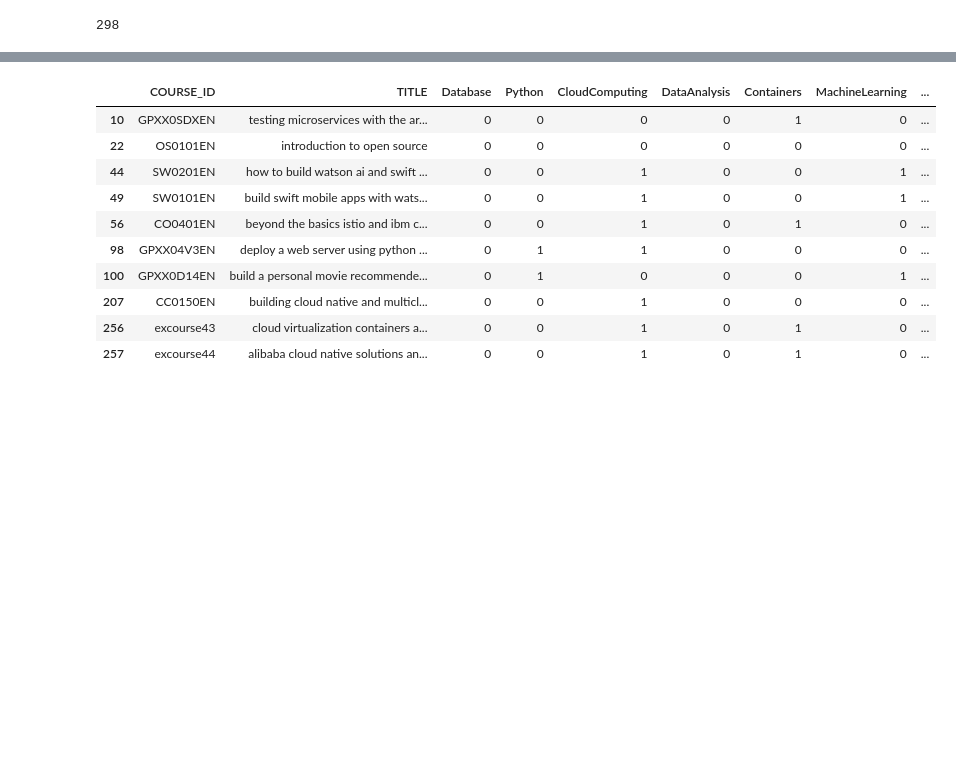
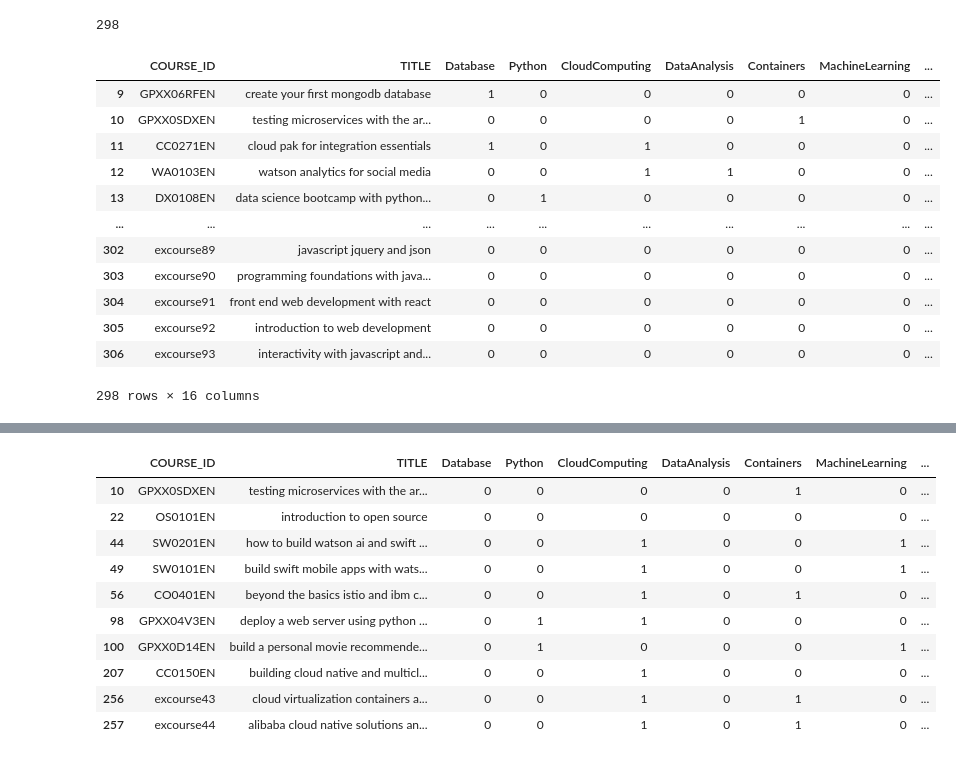
Before and after one commit to sahilsasane/recommender-app, a Jupyter notebook: content_user_profile.ipynb, the cells around one changed output, grey strips where cells are left out. Cells and saved outputs as stored; diff of their text form; code cells hidden in the pictures; blank space fills up the shorter version.

```diff
--- a/content_user_profile.ipynb
+++ b/content_user_profile.ipynb
@@ -76,3 +123,19 @@ len(course_matrix)
 scores = []
 for i in range(298):
     scores.append(np.dot(course_matrix[i].reshape(1,14),u0weights.T)[0,0])
+# %%
+course_genres_df[course_genres_df['COURSE_ID'].isin(unknown_courses)]
+# %% [output]
+|  | COURSE_ID | TITLE | Database | Python | CloudComputing | DataAnalysis | Containers | MachineLearning | ... |
+| 9 | GPXX06RFEN | create your first mongodb database | 1 | 0 | 0 | 0 | 0 | 0 | ... |
+| 10 | GPXX0SDXEN | testing microservices with the ar... | 0 | 0 | 0 | 0 | 1 | 0 | ... |
+| 11 | CC0271EN | cloud pak for integration essentials | 1 | 0 | 1 | 0 | 0 | 0 | ... |
+| 12 | WA0103EN | watson analytics for social media | 0 | 0 | 1 | 1 | 0 | 0 | ... |
+| 13 | DX0108EN | data science bootcamp with python... | 0 | 1 | 0 | 0 | 0 | 0 | ... |
+| ... | ... | ... | ... | ... | ... | ... | ... | ... | ... |
+| 302 | excourse89 | javascript jquery and json | 0 | 0 | 0 | 0 | 0 | 0 | ... |
+| 303 | excourse90 | programming foundations with java... | 0 | 0 | 0 | 0 | 0 | 0 | ... |
+| 304 | excourse91 | front end web development with react | 0 | 0 | 0 | 0 | 0 | 0 | ... |
+| 305 | excourse92 | introduction to web development | 0 | 0 | 0 | 0 | 0 | 0 | ... |
+| 306 | excourse93 | interactivity with javascript and... | 0 | 0 | 0 | 0 | 0 | 0 | ... |
+298 rows × 16 columns
```
Also changed, not shown: parts of 23 cells of this notebook, 5 other files.
